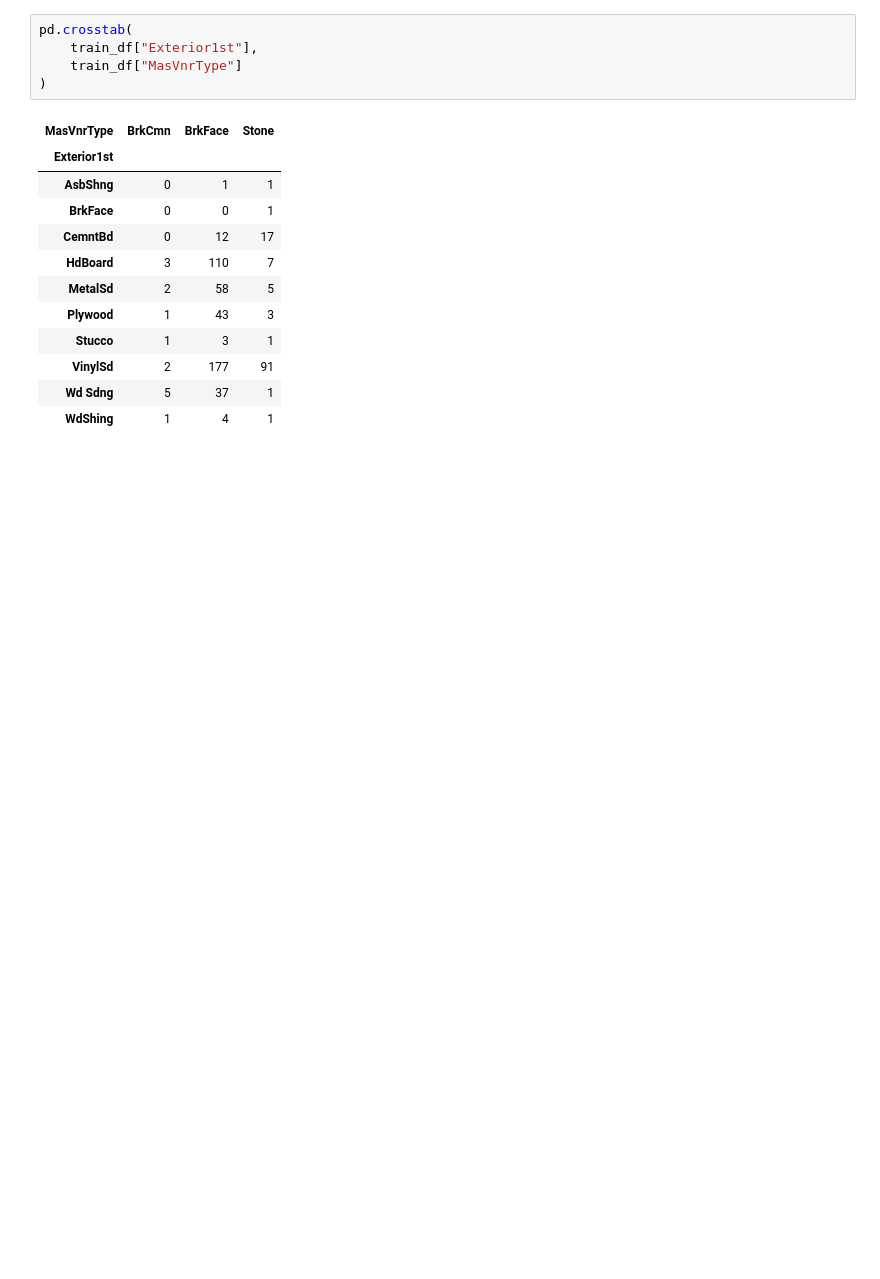
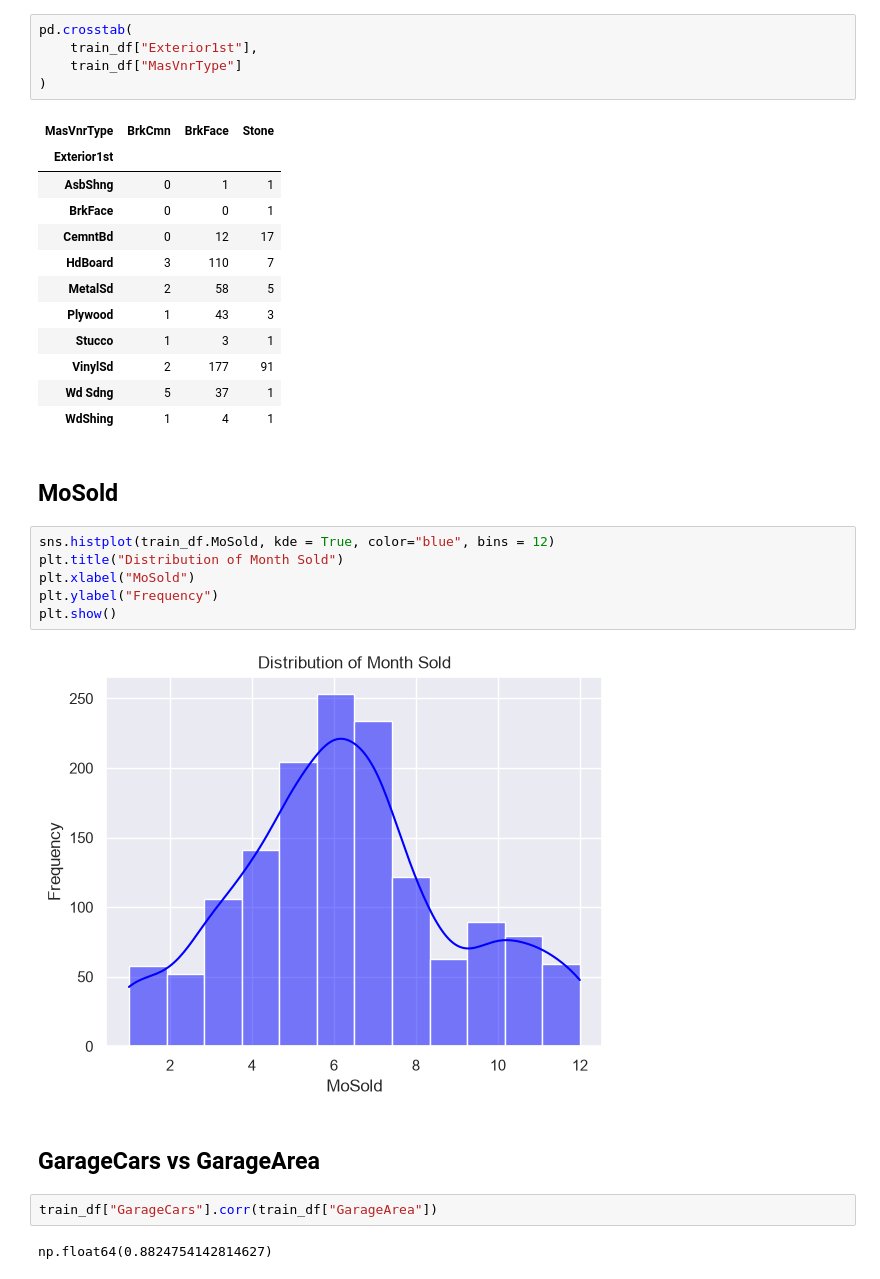
Before and after one commit to shivdt/house-price-prediction, a Jupyter notebook: notebooks/02_eda.ipynb, the cells around one changed output. Saved outputs shown, nothing was run; the diff lists cells and outputs as text; blank space fills up the shorter version.

```diff
--- a/notebooks/02_eda.ipynb
+++ b/notebooks/02_eda.ipynb
@@ -590,3 +592,19 @@ pd.crosstab(
 | VinylSd | 2 | 177 | 91 |
 | Wd Sdng | 5 | 37 | 1 |
 | WdShing | 1 | 4 | 1 |
+# %% [markdown]
+## MoSold
+# %%
+sns.histplot(train_df.MoSold, kde = True, color="blue", bins = 12)
+plt.title("Distribution of Month Sold")
+plt.xlabel("MoSold")
+plt.ylabel("Frequency")
+plt.show()
+# %% [output]
+[figure, added]
+# %% [markdown]
+## GarageCars vs GarageArea
+# %%
+train_df["GarageCars"].corr(train_df["GarageArea"])
+# %% [output]
+np.float64(0.8824754142814627)
```
Also changed, not shown: parts of 10 cells of this notebook, 2 other files.
